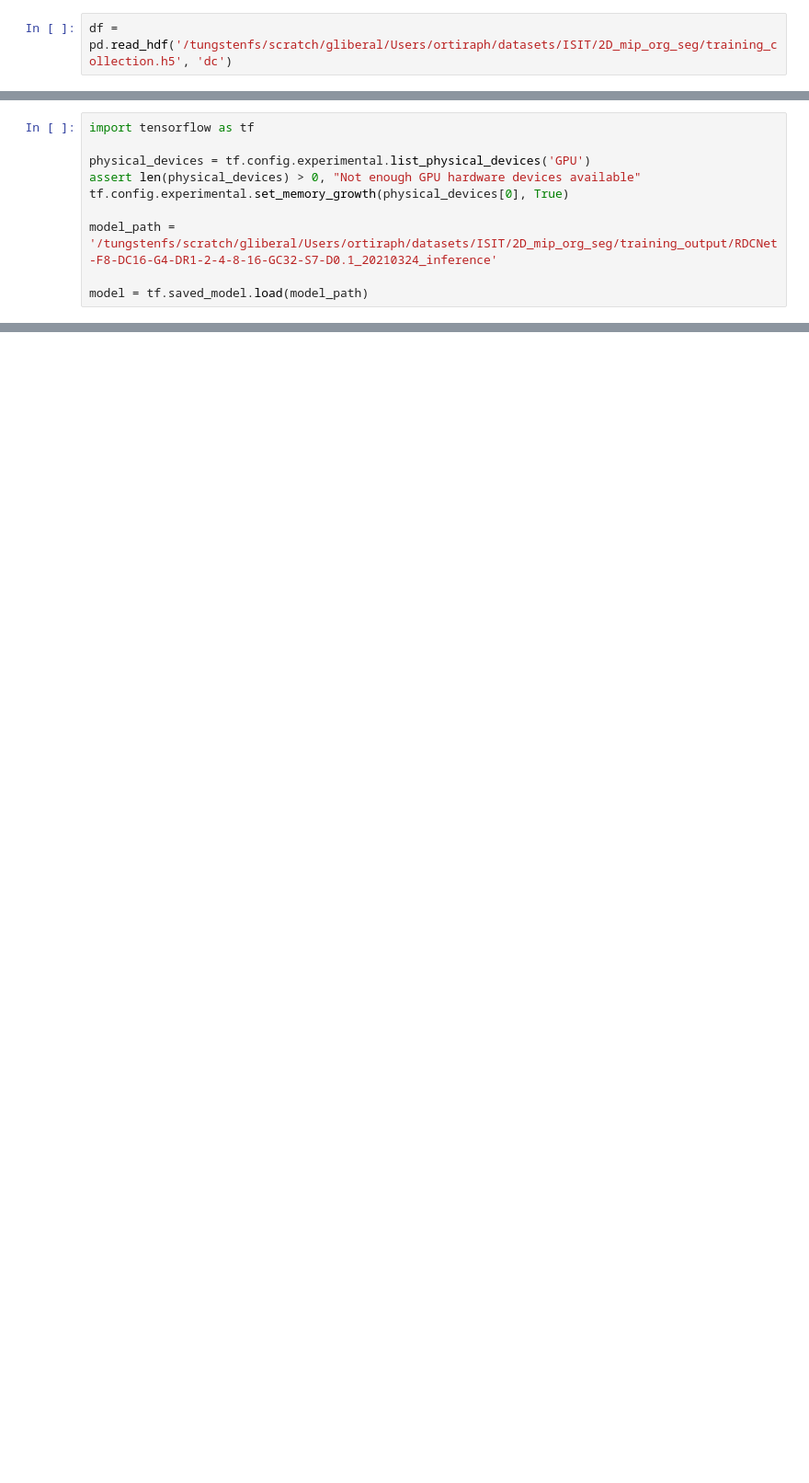
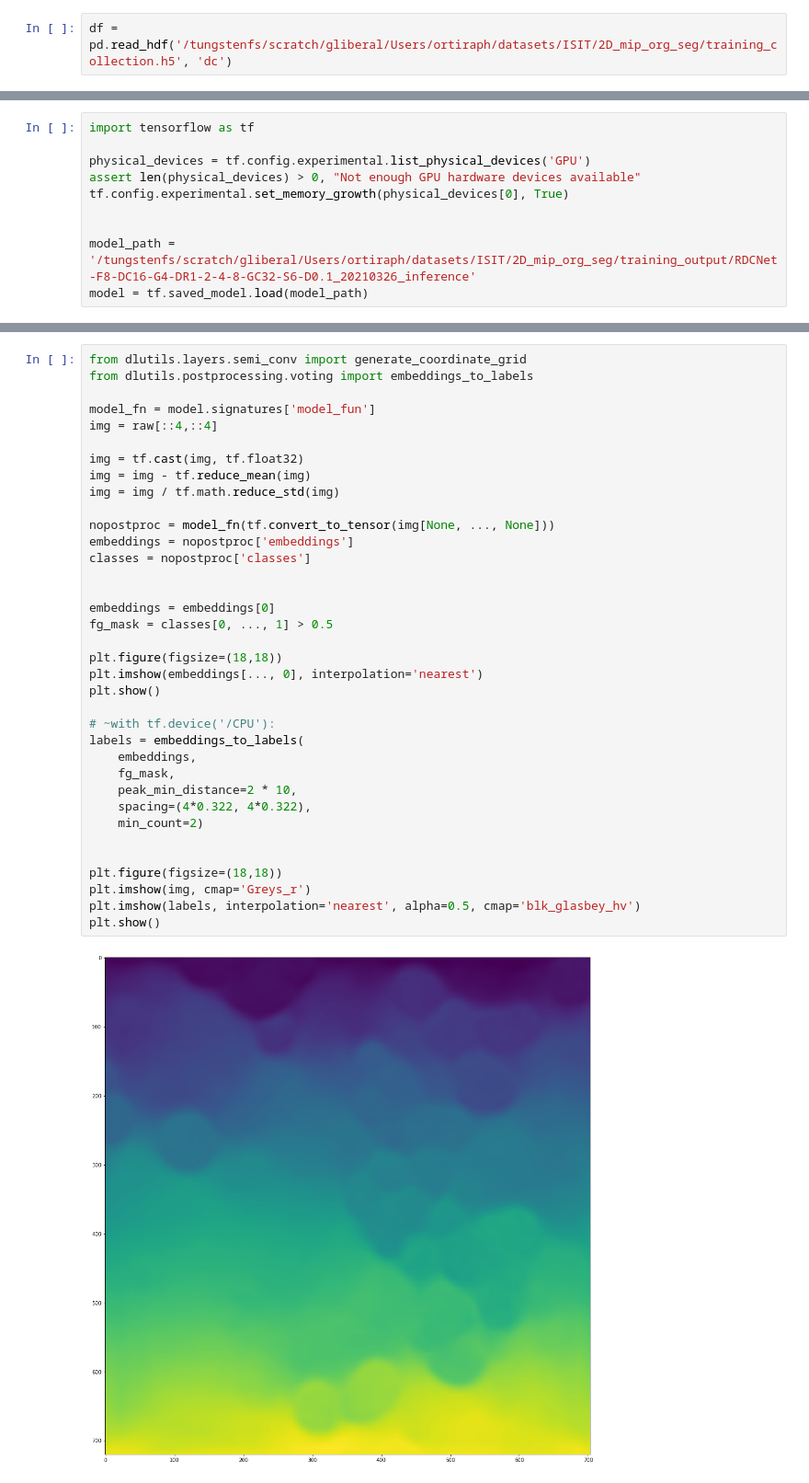
Before and after one commit to fmi-basel/isit, a Jupyter notebook: notebooks/scratchpad.ipynb, the cells around one changed output, grey strips where cells are left out. Shown at 92% size. Drawn from its saved outputs; the diff is of its cells as text; blank space fills up the shorter version.

Commit message:
add/update notebooks related to dataset examples

```diff
--- a/notebooks/scratchpad.ipynb
+++ b/notebooks/scratchpad.ipynb
@@ -53,7 +44,7 @@ physical_devices = tf.config.experimental.list_physical_devices('GPU')
 assert len(physical_devices) > 0, "Not enough GPU hardware devices available"
 tf.config.experimental.set_memory_growth(physical_devices[0], True)
 
-model_path = '/tungstenfs/scratch/gliberal/Users/ortiraph/datasets/ISIT/2D_mip_org_seg/training_output/RDCNet-F8-DC16-G4-DR1-2-4-8-16-GC32-S7-D0.1_20210324_inference'
 
+model_path = '/tungstenfs/scratch/gliberal/Users/ortiraph/datasets/ISIT/2D_mip_org_seg/training_output/RDCNet-F8-DC16-G4-DR1-2-4-8-GC32-S6-D0.1_20210326_inference'
 model = tf.saved_model.load(model_path)
 # %%
@@ -135,0 +63,38 @@ plt.show()
+# %%
+from dlutils.layers.semi_conv import generate_coordinate_grid
+from dlutils.postprocessing.voting import embeddings_to_labels
+
+model_fn = model.signatures['model_fun']
+img = raw[::4,::4]
+
+img = tf.cast(img, tf.float32)
+img = img - tf.reduce_mean(img)
+img = img / tf.math.reduce_std(img)
+
+nopostproc = model_fn(tf.convert_to_tensor(img[None, ..., None]))
+embeddings = nopostproc['embeddings']
+classes = nopostproc['classes']
+
+
+embeddings = embeddings[0]
+fg_mask = classes[0, ..., 1] > 0.5
+
+plt.figure(figsize=(18,18))
+plt.imshow(embeddings[..., 0], interpolation='nearest')
+plt.show()
+
+# ~with tf.device('/CPU'):
+labels = embeddings_to_labels(
+    embeddings,
+    fg_mask,
+    peak_min_distance=2 * 10,
+    spacing=(4*0.322, 4*0.322),
+    min_count=2)
+
+
+plt.figure(figsize=(18,18))
+plt.imshow(img, cmap='Greys_r')
+plt.imshow(labels, interpolation='nearest', alpha=0.5, cmap='blk_glasbey_hv')
+plt.show()
+# %% [output]
+[figure, added]
```
Also changed, not shown: parts of 14 cells of this notebook, 4 other files.
